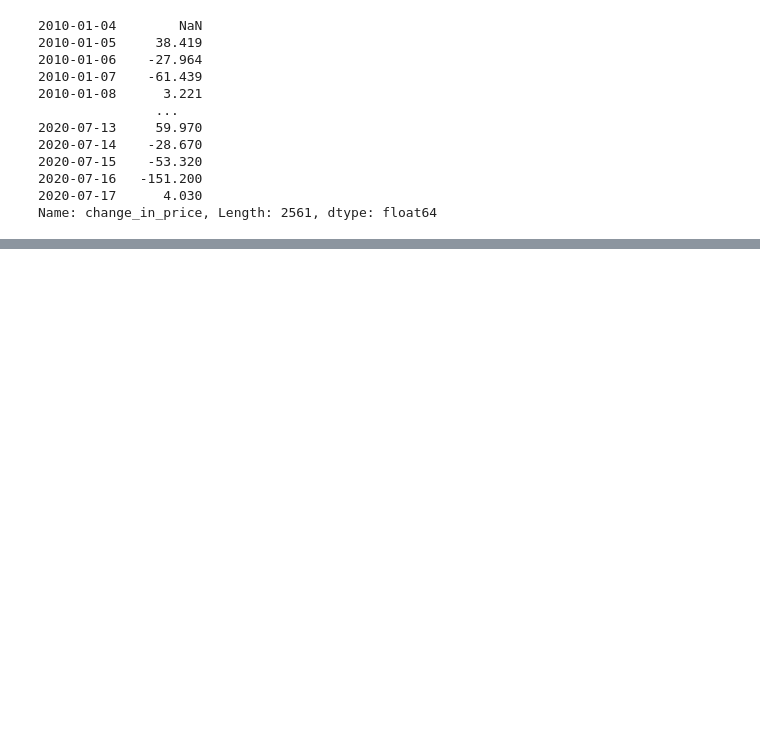
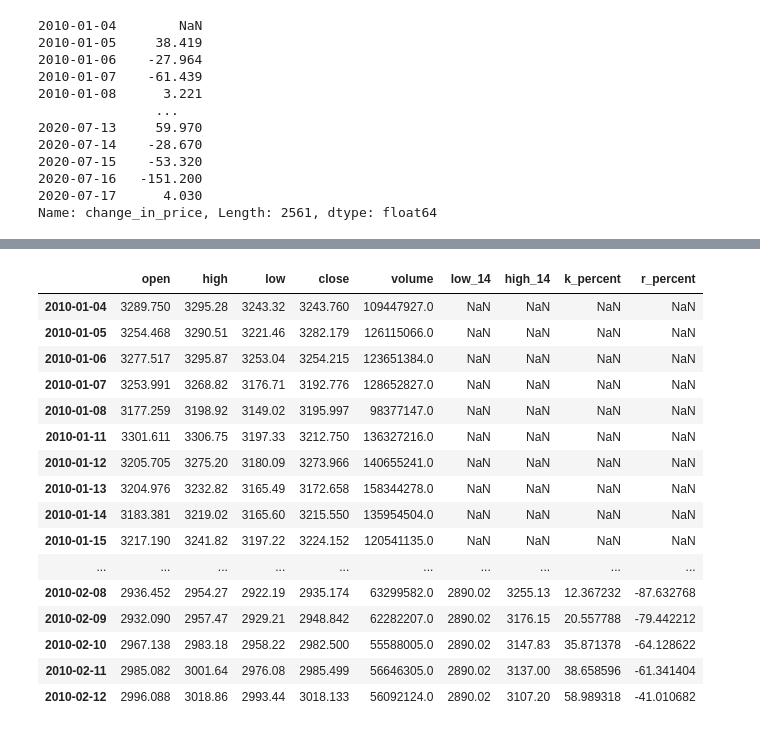
Before and after one commit to uzanBTC/CryptoQuant, a Jupyter notebook: RandomForest/random-forest-stock.ipynb, the cells around one changed output, grey strips where cells are left out. Cells and saved outputs as stored; diff of their text form; code cells hidden in the pictures; blank space fills up the shorter version.

```diff
--- a/RandomForest/random-forest-stock.ipynb
+++ b/RandomForest/random-forest-stock.ipynb
@@ -107,3 +105,23 @@ price_data.head(30)
 | 2010-02-10 | 2967.138 | 2983.18 | 2958.22 | 2982.500 | 55588005.0 | 33.658 | 0.000 | 33.658 | 43.544663 |
 | 2010-02-11 | 2985.082 | 3001.64 | 2976.08 | 2985.499 | 56646305.0 | 2.999 | 0.000 | 2.999 | 44.447297 |
 | 2010-02-12 | 2996.088 | 3018.86 | 2993.44 | 3018.133 | 56092124.0 | 32.634 | 0.000 | 32.634 | 53.734870 |
+# %%
+n = 14
+
+# Make a copy of the high and low column.
+low_14, high_14 = price_data[['low']].copy(), price_data[['high']].copy()
+
+# Group by symbol, then apply the rolling function and grab the Min and Max.
+low_14 = low_14['low'].transform(lambda x: x.rolling(window = n).min())
+high_14 = high_14['high'].transform(lambda x: x.rolling(window = n).max())
+
+# Calculate the Stochastic Oscillator.
+k_percent = 100 * ((price_data['close'] - low_14) / (high_14 - low_14))
+
+# Add the info to the data frame.
+price_data['low_14'] = low_14
+price_data['high_14'] = high_14
+price_data['k_percent'] = k_percent
+
+# Display the head.
+price_data.head(30)
@@ -109,0 +146,38 @@ price_data.head(30)
+# %%
+#威廉指标，利用市场的摆动幅度衡量市场的超买超卖
+# Calculate the Williams %R
+n = 14
+
+# Make a copy of the high and low column.
+low_14, high_14 = price_data[['low']].copy(), price_data[['high']].copy()
+
+# Group by symbol, then apply the rolling function and grab the Min and Max.
+low_14 = low_14['low'].transform(lambda x: x.rolling(window = n).min())
+high_14 = high_14['high'].transform(lambda x: x.rolling(window = n).max())
+
+# Calculate William %R indicator.
+r_percent = ((high_14 - price_data['close']) / (high_14 - low_14)) * - 100
+
+# Add the info to the data frame.
+price_data['r_percent'] = r_percent
+
+# Display the head.
+price_data.head(30)
+# %% [output]
+|  | open | high | low | close | volume | low_14 | high_14 | k_percent | r_percent |
+| 2010-01-04 | 3289.750 | 3295.28 | 3243.32 | 3243.760 | 109447927.0 | NaN | NaN | NaN | NaN |
+| 2010-01-05 | 3254.468 | 3290.51 | 3221.46 | 3282.179 | 126115066.0 | NaN | NaN | NaN | NaN |
+| 2010-01-06 | 3277.517 | 3295.87 | 3253.04 | 3254.215 | 123651384.0 | NaN | NaN | NaN | NaN |
+| 2010-01-07 | 3253.991 | 3268.82 | 3176.71 | 3192.776 | 128652827.0 | NaN | NaN | NaN | NaN |
+| 2010-01-08 | 3177.259 | 3198.92 | 3149.02 | 3195.997 | 98377147.0 | NaN | NaN | NaN | NaN |
+| 2010-01-11 | 3301.611 | 3306.75 | 3197.33 | 3212.750 | 136327216.0 | NaN | NaN | NaN | NaN |
+| 2010-01-12 | 3205.705 | 3275.20 | 3180.09 | 3273.966 | 140655241.0 | NaN | NaN | NaN | NaN |
+| 2010-01-13 | 3204.976 | 3232.82 | 3165.49 | 3172.658 | 158344278.0 | NaN | NaN | NaN | NaN |
+| 2010-01-14 | 3183.381 | 3219.02 | 3165.60 | 3215.550 | 135954504.0 | NaN | NaN | NaN | NaN |
+| 2010-01-15 | 3217.190 | 3241.82 | 3197.22 | 3224.152 | 120541135.0 | NaN | NaN | NaN | NaN |
+| ... | ... | ... | ... | ... | ... | ... | ... | ... | ... |
+| 2010-02-08 | 2936.452 | 2954.27 | 2922.19 | 2935.174 | 63299582.0 | 2890.02 | 3255.13 | 12.367232 | -87.632768 |
+| 2010-02-09 | 2932.090 | 2957.47 | 2929.21 | 2948.842 | 62282207.0 | 2890.02 | 3176.15 | 20.557788 | -79.442212 |
+| 2010-02-10 | 2967.138 | 2983.18 | 2958.22 | 2982.500 | 55588005.0 | 2890.02 | 3147.83 | 35.871378 | -64.128622 |
+| 2010-02-11 | 2985.082 | 3001.64 | 2976.08 | 2985.499 | 56646305.0 | 2890.02 | 3137.00 | 38.658596 | -61.341404 |
+| 2010-02-12 | 2996.088 | 3018.86 | 2993.44 | 3018.133 | 56092124.0 | 2890.02 | 3107.20 | 58.989318 | -41.010682 |
```
Also changed, not shown: parts of 5 cells of this notebook.
